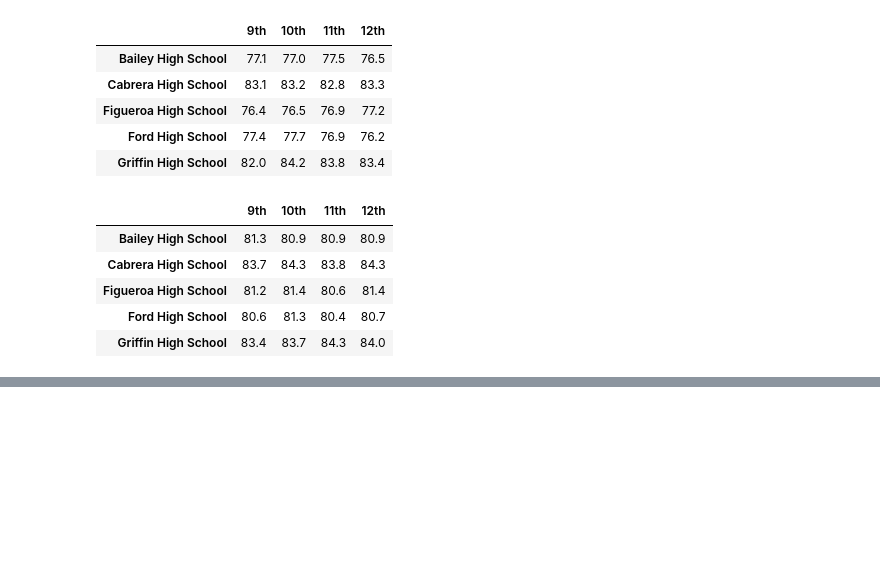
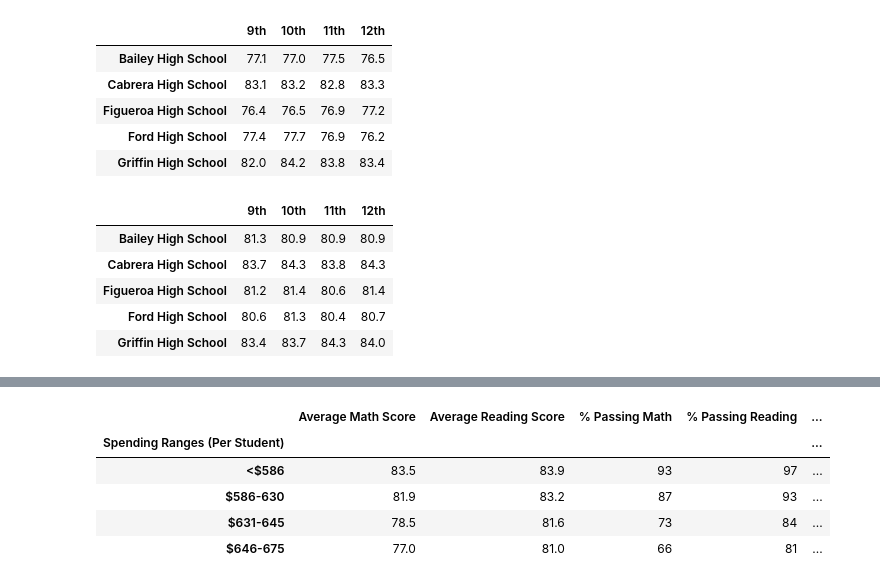
Before and after one commit to jmoletteire/School-District-Analysis, a Jupyter notebook: PyCitySchools.ipynb, the cells around one changed output, grey strips where cells are left out. Cells and saved outputs as stored; diff of their text form; code cells hidden in the pictures; blank space fills up the shorter version.

Commit message:
scores by school spending.

```diff
--- a/PyCitySchools.ipynb
+++ b/PyCitySchools.ipynb
@@ -618,0 +649,5 @@ reading_scores_by_grade.head()
+# %%
+# Cut the per_school_capita into the spending ranges.
+spending_bins = [0,585,630,645,675]
+group_names = ["<$586", "$586-630", "$631-645", "$646-675"]
+per_school_capita.groupby(pd.cut(per_school_capita, spending_bins)).count()
@@ -618,0 +660,3 @@ reading_scores_by_grade.head()
+# %%
+per_school_summary_df["Spending Ranges (Per Student)"] = pd.cut(per_school_capita, spending_bins, labels=group_names)
+per_school_summary_df
@@ -618,0 +680,29 @@ reading_scores_by_grade.head()
+# %%
+# Create Series for average scores and percent passed.
+spending_math_scores = per_school_summary_df.groupby(["Spending Ranges (Per Student)"]).mean()["Average Math Score"]
+
+spending_reading_scores = per_school_summary_df.groupby(["Spending Ranges (Per Student)"]).mean()["Average Reading Score"]
+
+spending_passing_math = per_school_summary_df.groupby(["Spending Ranges (Per Student)"]).mean()["% Passing Math"]
+
+spending_passing_reading = per_school_summary_df.groupby(["Spending Ranges (Per Student)"]).mean()["% Passing Reading"]
+
+overall_passing_spending = per_school_summary_df.groupby(["Spending Ranges (Per Student)"]).mean()["% Overall Passing"]
+# %%
+# Create Spending Summary DataFrame
+spending_summary_df = pd.DataFrame({
+    "Average Math Score": spending_math_scores.map("{:.1f}".format),
+    "Average Reading Score": spending_reading_scores.map("{:.1f}".format),
+    "% Passing Math": spending_passing_math.map("{:.0f}".format),
+    "% Passing Reading": spending_passing_reading.map("{:.0f}".format),
+    "% Overall Passing": overall_passing_spending.map("{:.0f}".format)
+})
+
+spending_summary_df
+# %% [output]
+|  | Average Math Score | Average Reading Score | % Passing Math | % Passing Reading | ... |
+| Spending Ranges (Per Student) |  |  |  |  | ... |
+| <$586 | 83.5 | 83.9 | 93 | 97 | ... |
+| $586-630 | 81.9 | 83.2 | 87 | 93 | ... |
+| $631-645 | 78.5 | 81.6 | 73 | 84 | ... |
+| $646-675 | 77.0 | 81.0 | 66 | 81 | ... |
```
Also changed, not shown: parts of 4 cells of this notebook.
